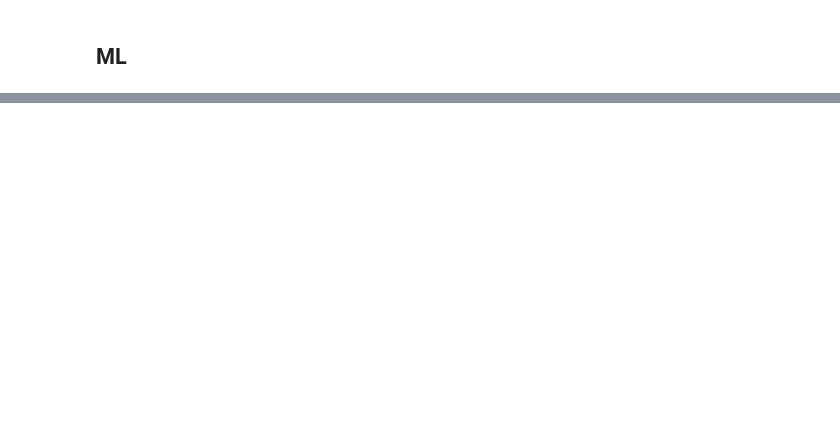
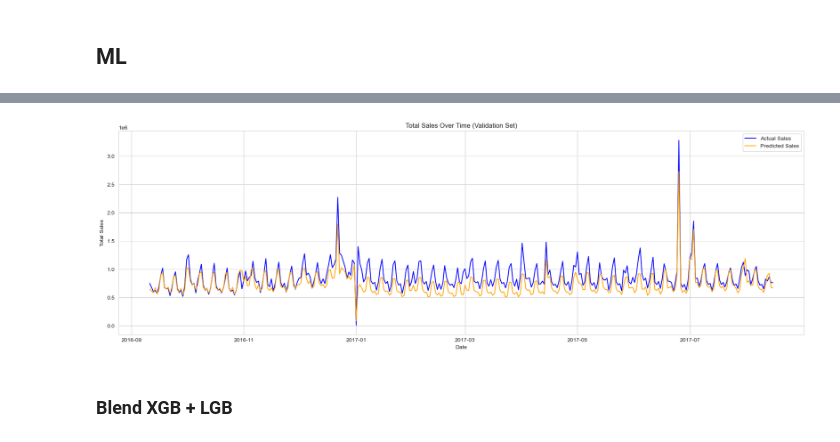
Before and after one commit to Hailey-cloud/Final-Project-Machine-Learning, a Jupyter notebook: Store_Sales_ML.ipynb, the cells around one changed output, grey strips where cells are left out. Drawn from its saved outputs; the diff is of its cells as text; code cells hidden in the pictures; blank space fills up the shorter version.

```diff
--- a/Store_Sales_ML.ipynb
+++ b/Store_Sales_ML.ipynb
@@ -808,0 +796,11 @@ Weight XGB:1.00 LGBM:0.00 --> log1p-RMSE: 0.46172
+# %%
+# Train XGBoost
+from xgboost import XGBRegressor
+
+xgb_model = XGBRegressor(n_estimators=500, learning_rate=0.05, max_depth=6, subsample=0.9, colsample_bytree=0.8, random_state=42, n_jobs=-1)
+xgb_model.fit(X_train, y_train)
+
+# Predict on validation
+valid_preds_log = xgb_model.predict(X_valid)
+valid_preds = np.expm1(valid_preds_log)
+valid_preds = np.clip(valid_preds, 0, None)
@@ -808,0 +819,26 @@ Weight XGB:1.00 LGBM:0.00 --> log1p-RMSE: 0.46172
+# %%
+dates_valid = full_train_df.iloc[split_index:]['date']
+
+# Build compare DataFrame
+compare_df = pd.DataFrame({
+    'date': valid['date'].values,
+    'actual_sales': np.expm1(y_valid),
+    'predicted_sales': (valid_preds)})
+
+# Group by date
+grouped = compare_df.groupby('date').sum()
+
+plt.figure(figsize=(18,6))
+plt.plot(grouped.index, grouped['actual_sales'], label='Actual Sales', color='blue')
+plt.plot(grouped.index, grouped['predicted_sales'], label='Predicted Sales', color='orange')
+plt.title('Total Sales Over Time (Validation Set)')
+plt.xlabel('Date')
+plt.ylabel('Total Sales')
+plt.legend()
+plt.grid(True)
+plt.tight_layout()
+plt.show()
+# %% [output]
+[figure, added]
+# %% [markdown]
+### Blend XGB + LGB
```
Also changed, not shown: parts of 39 cells of this notebook.
